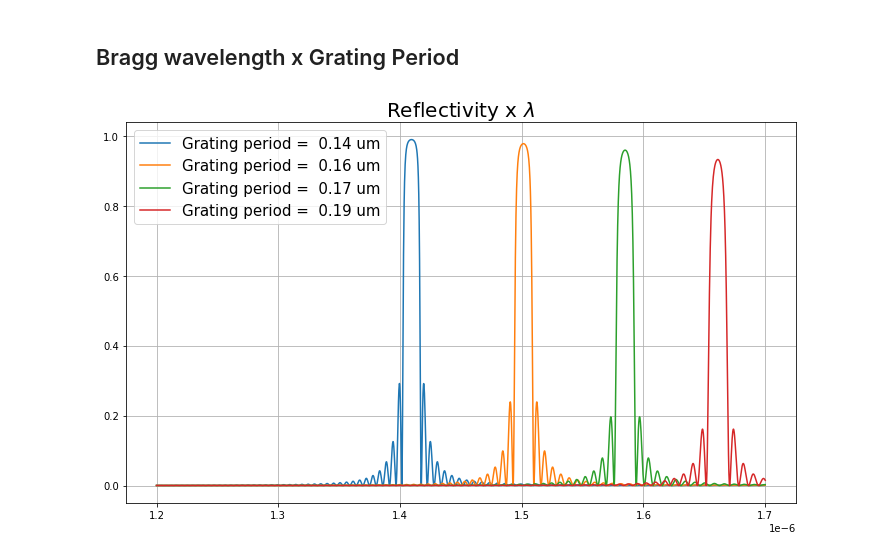
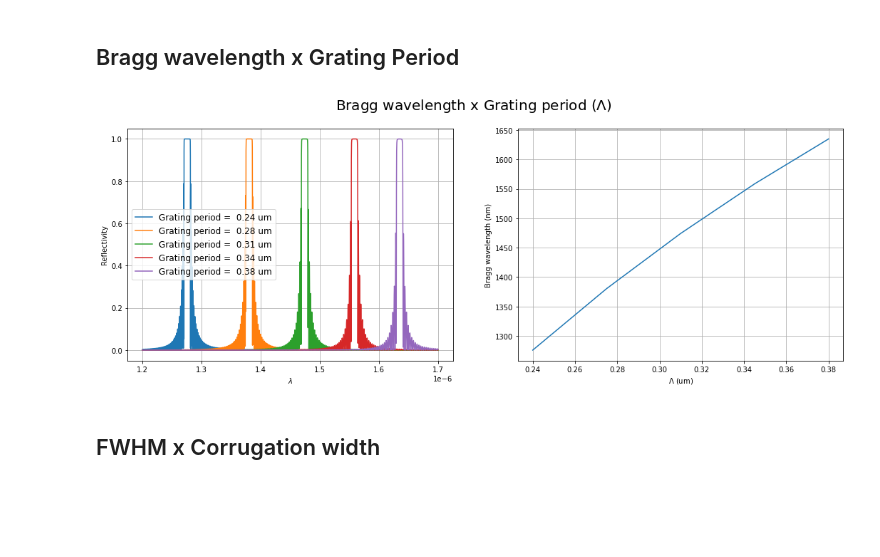
Before and after one commit to CaioRodrigues200/Photonics-training, a Jupyter notebook: Projects/Bragg Grating/SimulationFiles/GratingAssembly.ipynb, the cells around one changed output. Cells and saved outputs as stored; diff of their text form; code cells hidden in the pictures; blank space fills up the shorter version.

Commit message:
Bragg Fiber Grating - Update 5.1

```diff
--- a/Projects/Bragg Grating/SimulationFiles/GratingAssembly.ipynb
+++ b/Projects/Bragg Grating/SimulationFiles/GratingAssembly.ipynb
@@ -233,68 +231,79 @@ print(pnts)
 # %%
 # Iteration stage -------------------------------------------
 
-gpRange = [0.14e-6, 0.19e-6]   # Grating period range
-gpPoints = 4                  # Grating period points
+gpRange = [0.24e-6, 0.38e-6]   # Grating period range
+gpPoints = 5                   # Grating period points
 
 Vpi = np.linspace(gpRange[0],gpRange[1],gpPoints)
+bwave_i = np.zeros(gpPoints)
 
-plt.figure(figsize=(12, 7))
-plt.title(r"Reflectivity x $\lambda$",fontsize=20)
+figure,ax=plt.subplots(1, 2,figsize=(18,6))
+figure.suptitle(r"Bragg wavelength x Grating period ($\Lambda$)",fontsize=20)
 
 for i in range(gpPoints):
     bragg.switchtolayout()
     # Assembly stage --------------------------------------------
 
-    L = 40e-6
-    VpNum = int((L/(2*Vpi[i])) - 2)
+    L = 100e-6
+    VpNum = int(L/(Vpi[i]))
 
     # Substract setting
     bragg.select("Substract")
-    bragg.set({"x":Vpi[i], "x span":2*Vpi[i] + 4e-6})
+    bragg.set({"x":Vpi[i], "x span":Vpi[i] + 4e-6})
 
     # Waveguide setting
     bragg.select("Waveguide")
-    bragg.set({"x":1.5*Vpi[i], "x span":Vpi[i]})
+    bragg.set({"x":0.75*Vpi[i], "x span":Vpi[i]/2})
 
     # Extremities setting
     bragg.select("W2")
-    bragg.set({"x":2*Vpi[i]+1e-6})
+    bragg.set({"x":Vpi[i]+1e-6})
 
     # Corrugation setting
     bragg.select("Teeth")
-    bragg.set({"x":Vpi[i]/2, "x span":Vpi[i]})
+    bragg.set({"x":Vpi[i]/4, "x span":Vpi[i]/2})
 
     # EME setting
     bragg.select("EME")
-    bragg.set({"group spans": np.transpose([(1.5e-6, Vpi[i], Vpi[i], 1.5e-6)])})
+    bragg.set({"group spans": np.transpose([(1.5e-6, Vpi[i]/2, Vpi[i]/2, 1.5e-6)])})
     bragg.set({"periods":np.transpose([1,VpNum,1])})
 
     # Exibition stage --------------------------------------------
     bragg.select("EME")
     bragg.run()
     bragg.emepropagate()
 
     bragg.setemeanalysis("wavelength sweep",1)
     bragg.setemeanalysis("start wavelength",1.2e-6)
     bragg.setemeanalysis("stop wavelength",1.7e-6)
     bragg.setemeanalysis("number of wavelength points",3000)
     bragg.emesweep("wavelength sweep")
 
     SWvMatrix = bragg.getemesweep("S_wavelength_sweep")
     A = bragg.getresult("EME","user s matrix")
 
     yaxis = abs(SWvMatrix['s11'])**2
     xaxis = SWvMatrix['wavelength']
 
-    plt.plot(SWvMatrix['wavelength'],abs(SWvMatrix['s11'])**2,label="Grating period = {:5.2f} um".format(Vpi[i]*1e6))
+    ax[0].plot(SWvMatrix['wavelength'],abs(SWvMatrix['s11'])**2,label="Grating period = {:5.2f} um".format(Vpi[i]*1e6))
 
     pnts = signalLv(abs(SWvMatrix['s11'])**2,0.5,"linear")
     xcoords = pnts['index']
     average = pnts['yMed']
 
-    diff = abs(xaxis[xcoords[1]] - xaxis[xcoords[0]])
 
-plt.legend(fontsize=15)
-plt.grid()
+    bwave_i[i] = xaxis[int(xcoords[0] + (xcoords[-1] - xcoords[0])/2)]
+
+ax[0].set_ylabel('Reflectivity')
+ax[0].set_xlabel(r'$\lambda$')
+ax[0].legend(fontsize=12)
+ax[0].grid()
+
+ax[1].plot(Vpi*1e6,bwave_i*1e9)
+ax[1].set_ylabel('Bragg wavelength (nm)')
+ax[1].set_xlabel(r'$\Lambda$ (um)')
+ax[1].grid()
 # %% [output]
-[figure, old version]
+[figure, new version]
+# %% [markdown]
+## FWHM x Corrugation width
```
Also changed, not shown: parts of 8 cells of this notebook, 13 other files.
